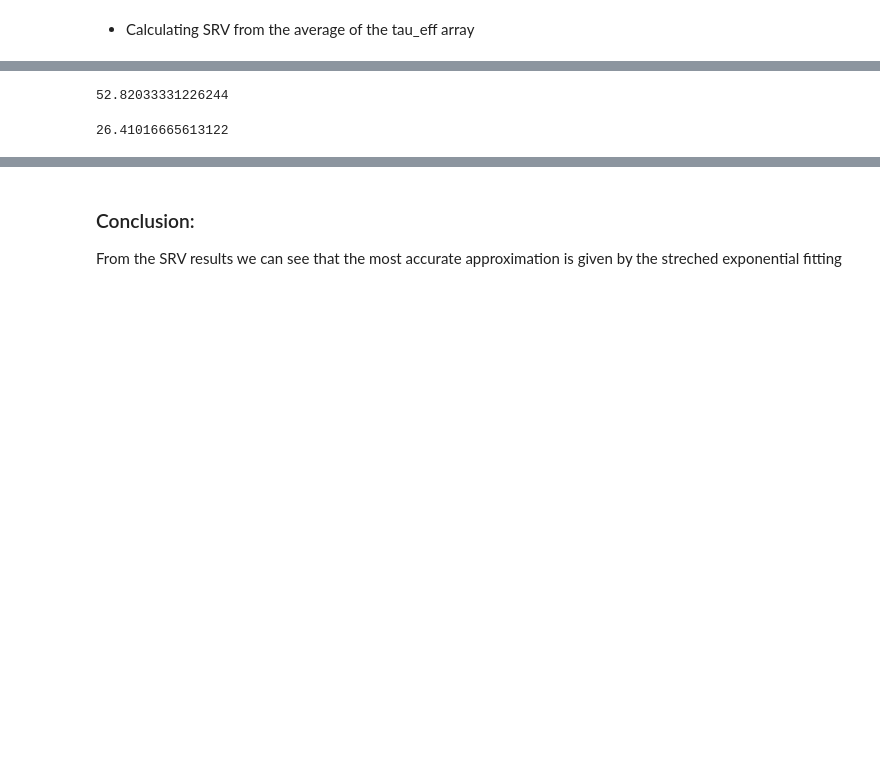
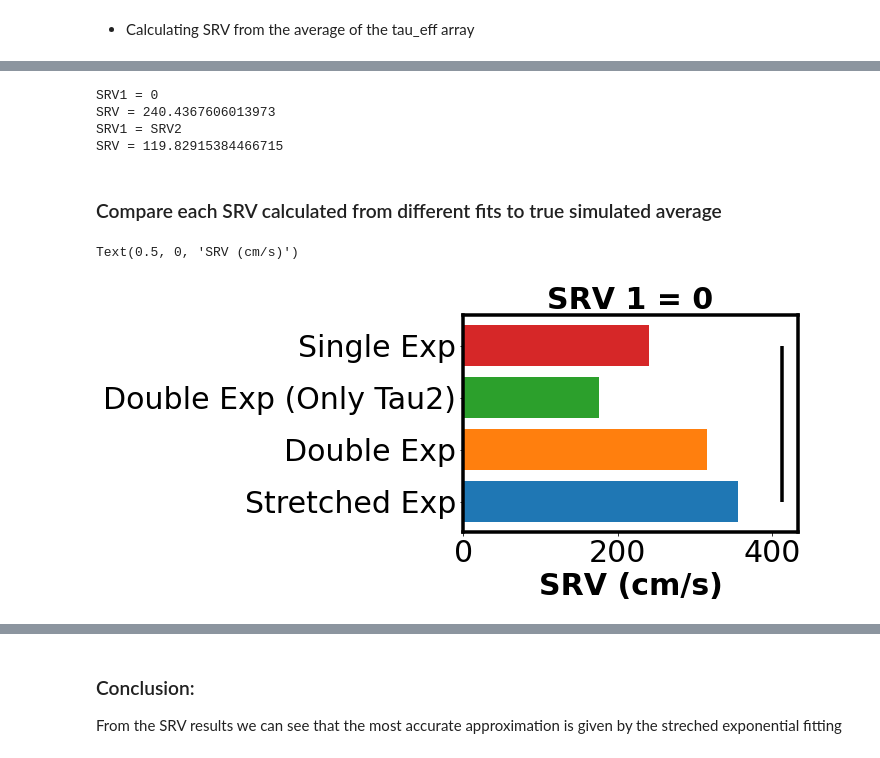
Before and after one commit to mtaddei94/TimeResolvedPL, a Jupyter notebook: TRPL_sim.ipynb, the cells around one changed output, grey strips where cells are left out. Cells and saved outputs as stored; diff of their text form; code cells hidden in the pictures; blank space fills up the shorter version.

```diff
--- a/TRPL_sim.ipynb
+++ b/TRPL_sim.ipynb
@@ -380,0 +200,2 @@ SRV_eq2(5.655397628416178e-07)
+# %%
+SRV1_0_str, SRV1_SRV2_eq_str = calculate_srv(stretched_exp[3]*1e9)
@@ -398,0 +214,2 @@ SRV_eq2(5.826549906797731e-07)
+# %%
+SRV1_0_db, SRV1_SRV2_eq_db = calculate_srv(double_exp[4]*1e9)
@@ -398,0 +228,2 @@ SRV_eq2(5.826549906797731e-07)
+# %%
+SRV1_0_db_t2, SRV1_SRV2_eq_db_t2 = calculate_srv(double_exp[2]*1e9)
@@ -409,8 +242,27 @@ avg_tau_surf(6.924e-7)
-# %%
-SRV_eq1(7.580053642782856e-07)
-# %% [output]
-52.82033331226244
-# %%
-SRV_eq2(7.580053642782856e-07)
-# %% [output]
-26.41016665613122
+# %%
+SRV1_0_si, SRV1_SRV2_eq_si = calculate_srv(single_exp[2]*1e9)
+# %%
+print("SRV1 = 0")
+print("SRV = "+str(SRV1_0_si))
+print("SRV1 = SRV2")
+print("SRV = "+str(SRV1_SRV2_eq_si))
+# %% [output]
+SRV1 = 0
+SRV = 240.4367606013973
+SRV1 = SRV2
+SRV = 119.82915384466715
+# %% [markdown]
+### Compare each SRV calculated from different fits to true simulated average
+# %%
+plt.figure()
+plt.title("SRV 1 = 0", fontsize=30, fontweight="bold")
+plt.barh("Stretched Exp", SRV1_0_str)
+plt.barh("Double Exp", SRV1_0_db)
+plt.barh("Double Exp (Only Tau2)", SRV1_0_db_t2)
+plt.barh("Single Exp", SRV1_0_si)
+plt.vlines(sim_SRV1_0_, "Stretched Exp", "Single Exp")
+
+plt.xlabel("SRV (cm/s)", fontsize=30, fontweight="bold")
+# %% [output]
+Text(0.5, 0, 'SRV (cm/s)')
+[figure, added]
```
Also changed, not shown: parts of 87 cells of this notebook, 1 other file.
